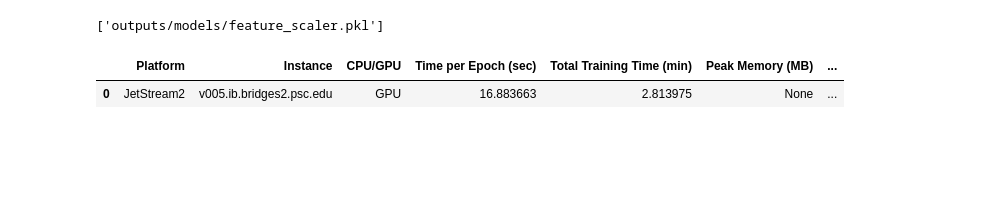
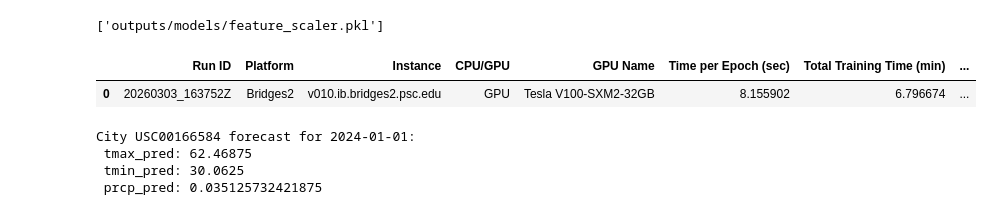
Before and after one commit to ms-cc-org/NAIRR-workflows, a Jupyter notebook: outputs/reports/forecasting.b2.executed.ipynb, the cells around one changed output. Cells and saved outputs as stored; diff of their text form; code cells hidden in the pictures; blank space fills up the shorter version.

Commit message:
New run with updated model features

```diff
--- a/outputs/reports/forecasting.b2.executed.ipynb
+++ b/outputs/reports/forecasting.b2.executed.ipynb
@@ -388,0 +459,37 @@ RUN_META
+# %%
+import os, json, platform
+from datetime import datetime
+
+PLATFORM_LABEL = os.getenv("PLATFORM_LABEL", "unknown-platform")
+
+RUN_META = {
+    "run_id": datetime.utcnow().strftime("%Y%m%d_%H%M%SZ"),
+    "platform_label": PLATFORM_LABEL,
+    "instance_label": platform.node(),
+    "cpu_or_gpu": "GPU" if DEVICE.type == "cuda" else "CPU",
+    "torch_cuda_available": bool(torch.cuda.is_available()),
+    "cuda_visible_devices": os.environ.get("CUDA_VISIBLE_DEVICES"),
+    "device": str(DEVICE),
+    "seed": SEED,
+    "n_cities": N_CITIES,
+    "batch_size": BATCH_SIZE,
+    "epochs": EPOCHS,
+    "n_features": len(feature_cols),
+    "model_params": int(sum(p.numel() for p in model.parameters())),
+    "num_workers": NUM_WORKERS,
+    "pin_memory": PIN_MEMORY,
+    "prefetch_factor": PREFETCH,
+    "amp_enabled": USE_AMP,
+    "width": WIDTH, "depth": DEPTH, "dropout": DROPOUT,
+    "lags": list(LAGS), "rolls": list(ROLLS),
+    "n_train_rows": int(len(train_df)),
+    "n_val_rows": int(len(val_df)),
+    "n_test_rows": int(len(test_df)),
+}
+if DEVICE.type == "cuda":
+    RUN_META["gpu_name"] = torch.cuda.get_device_name(0)
+
+with open("results/benchmarks/run_metadata.json", "w") as f:
+    json.dump(RUN_META, f, indent=2)
+
+RUN_META
@@ -432,24 +590,57 @@ joblib.dump(scaler, "outputs/models/feature_scaler.pkl")
 # %%
 with open("results/benchmarks/run_metadata.json") as f:
     meta = json.load(f)
 with open("outputs/metrics/run_summary.json") as f:
     summ = json.load(f)
 
 row = {
+    "Run ID": meta["run_id"],
     "Platform": meta["platform_label"],
     "Instance": meta["instance_label"],
     "CPU/GPU": meta["cpu_or_gpu"],
+    "GPU Name": meta.get("gpu_name", ""),
     "Time per Epoch (sec)": summ["avg_epoch_sec"],
     "Total Training Time (min)": summ["total_training_min"],
     "Peak Memory (MB)": summ.get("peak_rss_mb", None),
     "GPU Utilization": "N/A (CPU)" if meta["cpu_or_gpu"] == "CPU" else "See results/benchmarks/gpu_metrics.csv",
     "Cost per Run": "",        # fill later
     "Speedup vs CPU": "",      # compute after GPU run exists
 }
 
 df = pd.DataFrame([row])
-df.to_csv("results/benchmarks/benchmark_row.csv", index=False)
+out = "results/benchmarks/benchmark_row.csv"
+if os.path.exists(out):
+    df.to_csv(out, mode="a", header=False, index=False)
+else:
+    df.to_csv(out, index=False)
 df
 # %% [output]
-|  | Platform | Instance | CPU/GPU | Time per Epoch (sec) | Total Training Time (min) | Peak Memory (MB) | ... |
-| 0 | JetStream2 | v005.ib.bridges2.psc.edu | GPU | 16.883663 | 2.813975 | None | ... |
+|  | Run ID | Platform | Instance | CPU/GPU | GPU Name | Time per Epoch (sec) | Total Training Time (min) | ... |
+| 0 | 20260303_163752Z | Bridges2 | v010.ib.bridges2.psc.edu | GPU | Tesla V100-SXM2-32GB | 8.155902 | 6.796674 | ... |
+# %%
+from datetime import timedelta
+
+model.eval()
+
+demo_city = model_df["city_id"].iloc[0]
+city_df = model_df[model_df["city_id"] == demo_city].sort_values("date")
+
+last_row = city_df.iloc[-1]
+x = last_row[feature_cols].to_numpy(dtype=np.float32)
+x_s = scaler_X.transform(x.reshape(1, -1))
+
+x_t = torch.from_numpy(x_s).to(DEVICE)
+with torch.no_grad():
+    with torch.cuda.amp.autocast(enabled=USE_AMP):
+        yhat = model(x_t).detach().cpu().numpy().ravel()
+
+next_day = last_row["date"] + timedelta(days=1)
+print(f"City {demo_city} forecast for {next_day.date()}:")
+print(" tmax_pred:", float(yhat[0]))
+print(" tmin_pred:", float(yhat[1]))
+print(" prcp_pred:", float(yhat[2]))
+# %% [output]
+City USC00166584 forecast for 2024-01-01:
+ tmax_pred: 62.46875
+ tmin_pred: 30.0625
+ prcp_pred: 0.035125732421875
```
Also changed, not shown: parts of 15 cells of this notebook, 16 other files.
